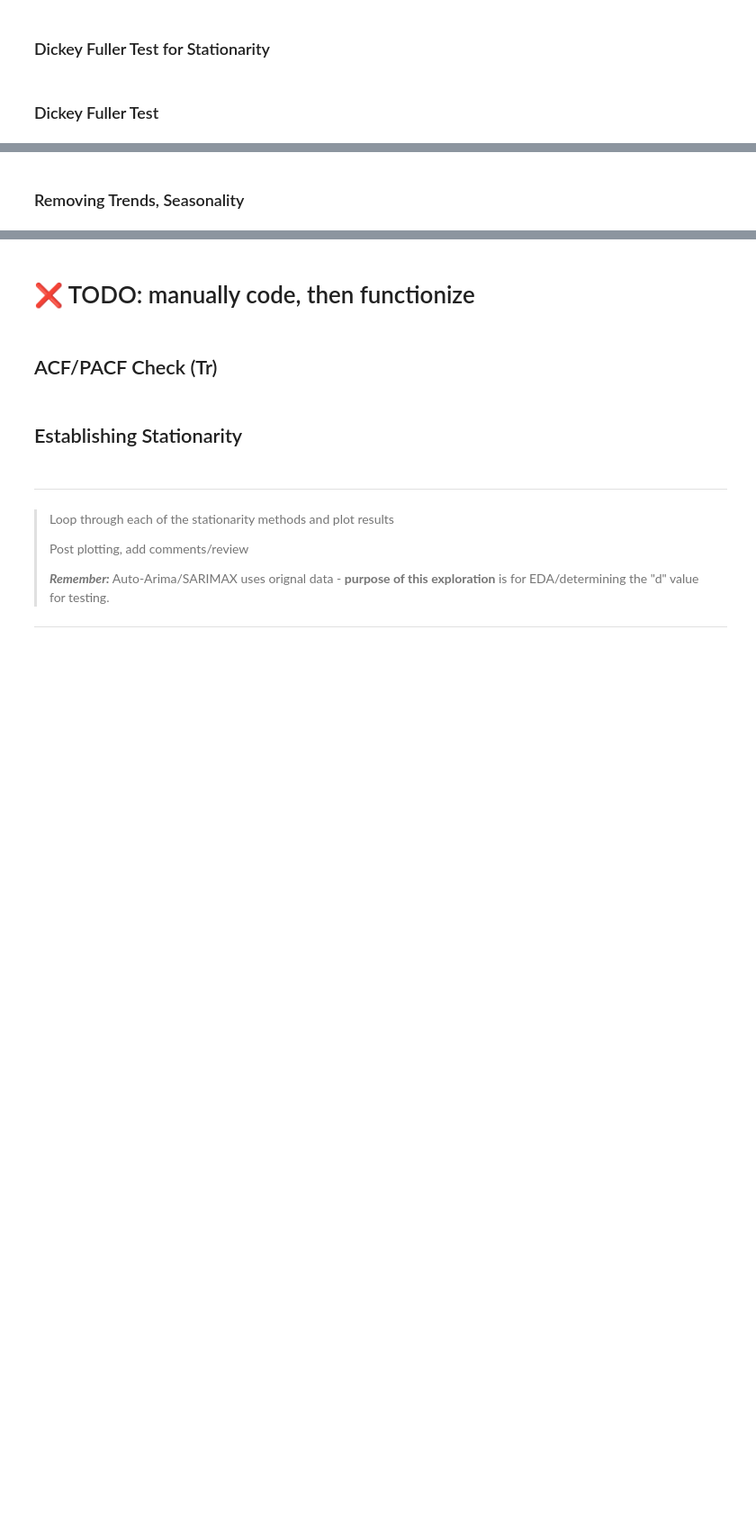
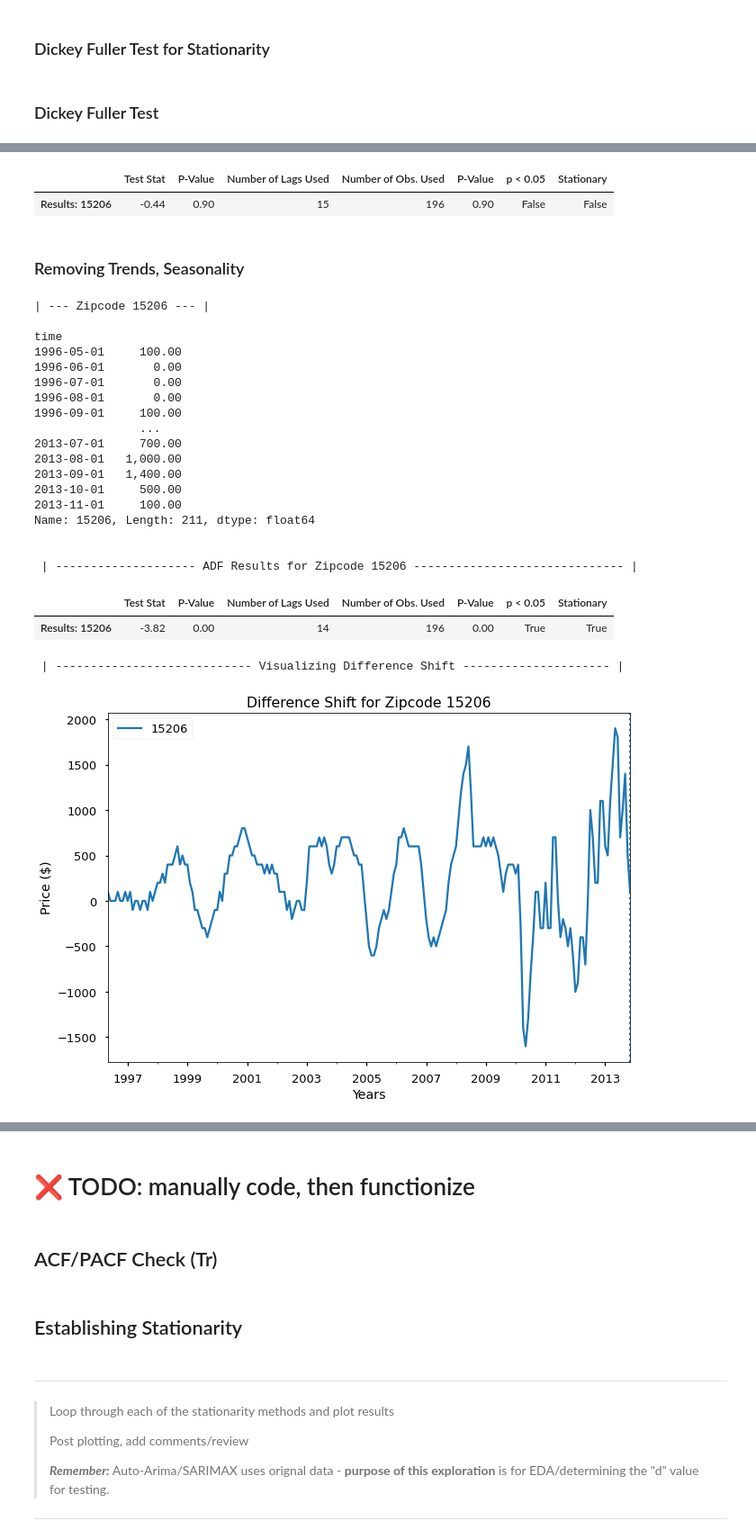
Before and after one commit to BenJMcCarty/Best_of_the_Burgh, a Jupyter notebook: workbooks/WIP_Main_Notebook.ipynb, the cells around one changed output, grey strips where cells are left out. Shown at 90% size. Saved outputs shown, nothing was run; the diff lists cells and outputs as text; code cells hidden in the pictures; blank space fills up the shorter version.

```diff
--- a/workbooks/WIP_Main_Notebook.ipynb
+++ b/workbooks/WIP_Main_Notebook.ipynb
@@ -563,2 +560,33 @@ res_df = res_df[['Test Statistic','#Lags Used',
+# %%
+## Functionizing ADF test process
+
+def adf_test(ts, p = .05):
+    zipdf_results = tsa.stattools.adfuller(ts)
+
+    index_label = [f'Results: {ts.name}']
+    labels = ['Test Stat','P-Value','Number of Lags Used','Number of Obs. Used',
+            'Critical Thresholds', 'AIC Value']
+    results_dict  = dict(zip(labels,zipdf_results))
+
+    ## Saving results to a dictionary and adding T/F for whether exceeds standard
+    ## p-value of .05 and if we fail to reject the null hypothesis or not.
+    results_dict[f'p < {p}'] = results_dict['P-Value']< p
+    results_dict['Stationary'] = results_dict[f'p < {p}']
+
+    ## Creating DataFrame from dictionary
+    if isinstance(index_label,str):
+        index_label = [index_label]
+    results_dict = pd.DataFrame(results_dict,index=index_label)
+    results_dict = results_dict[['Test Stat','P-Value','Number of Lags Used',
+                                 'Number of Obs. Used','P-Value',f'p < {p}',
+                                 'Stationary']]
+
+    return results_dict
+# %%
+## Testing functionality
+adf_test(train)
+# %% [output]
+|  | Test Stat | P-Value | Number of Lags Used | Number of Obs. Used | P-Value | p < 0.05 | Stationary |
+| Results: 15206 | -0.44 | 0.90 | 15 | 196 | 0.90 | False | False |
 # %% [markdown]
 ### Removing Trends, Seasonality
@@ -586,0 +593,40 @@ adfuller_test_df(tz_ewm)
+# %%
+## Testing differenced data
+tz_diff = train.diff().dropna()
+print("|","---",f"Zipcode {train.name}","---","|","\n")
+print(tz_diff)
+print('\n\n',"|","----"*5,f"ADF Results for Zipcode {train.name}","-----"*6,"|")
+display(adf_test(tz_diff))
+
+print('\n\n','|',"----"*7,f"Visualizing Difference Shift","---"*7,"|")
+fig, ax = plt.subplots()
+ax = tz_diff.plot(label=f'{train.name}')
+ax.legend()
+ax.set_xlabel('Years')
+ax.set_ylabel('Price ($)')
+ax.set_title(f'Difference Shift for Zipcode {train.name}')
+ax.axvline(train.index[-1], linestyle=":")
+plt.show();
+# %% [output]
+| --- Zipcode 15206 --- |
+
+time
+1996-05-01     100.00
+1996-06-01       0.00
+1996-07-01       0.00
+1996-08-01       0.00
+1996-09-01     100.00
+               ...
+2013-07-01     700.00
+2013-08-01   1,000.00
+2013-09-01   1,400.00
+2013-10-01     500.00
+2013-11-01     100.00
+Name: 15206, Length: 211, dtype: float64
+
+
+ | -------------------- ADF Results for Zipcode 15206 ------------------------------ |
+|  | Test Stat | P-Value | Number of Lags Used | Number of Obs. Used | P-Value | p < 0.05 | Stationary |
+| Results: 15206 | -3.82 | 0.00 | 14 | 196 | 0.00 | True | True |
+ | ---------------------------- Visualizing Difference Shift --------------------- |
+[figure, added]
```
Also changed, not shown: parts of 21 cells of this notebook.
